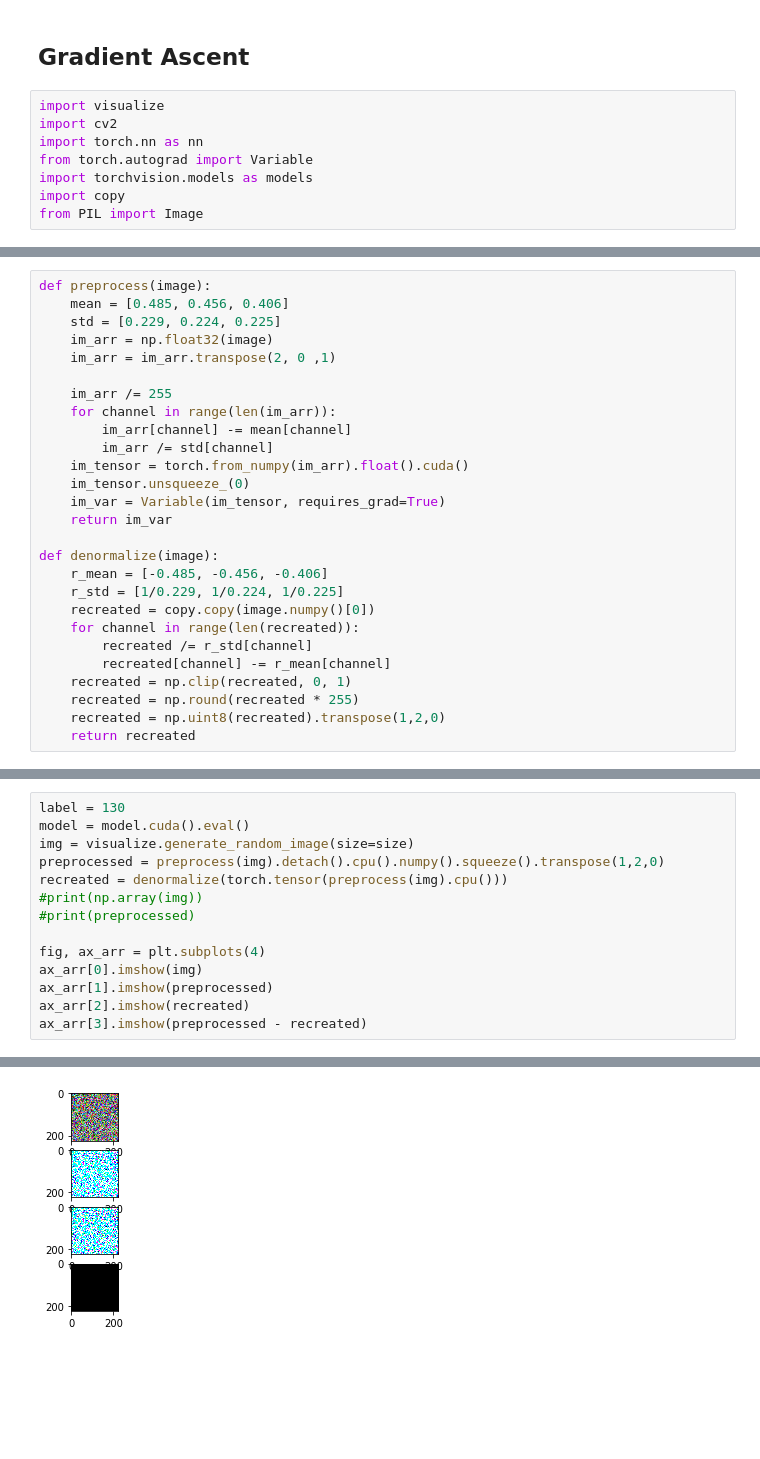
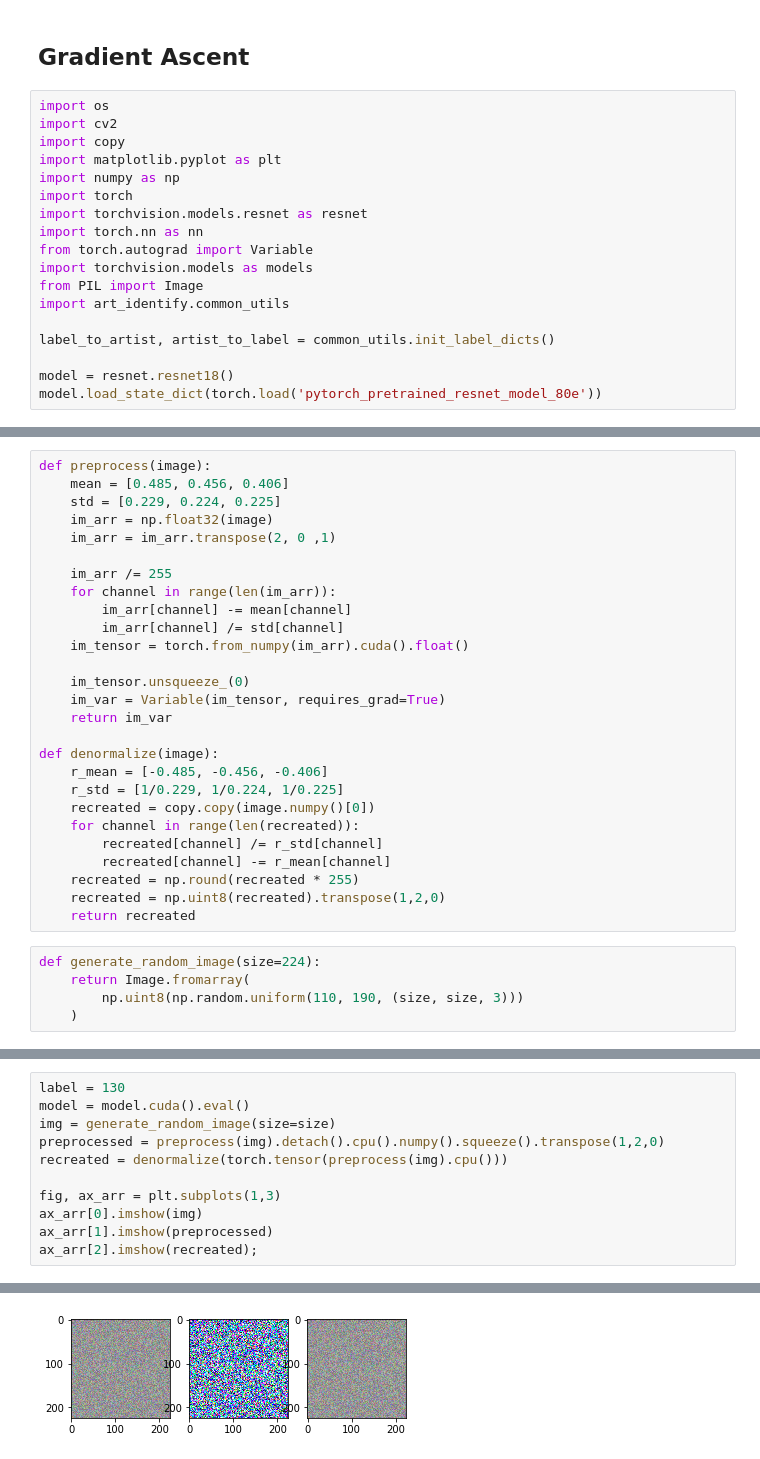
Before and after one commit to colemandsmith/artist-identification, a Jupyter notebook: notebooks/Visualizing the neurons.ipynb, the cells around one changed output, grey strips where cells are left out. Cells and saved outputs as stored; diff of their text form; blank space fills up the shorter version.

```diff
--- a/notebooks/Visualizing the neurons.ipynb
+++ b/notebooks/Visualizing the neurons.ipynb
@@ -39,10 +38,20 @@ Conv2d(512, 512, kernel_size=(3, 3), stride=(1, 1), padding=(1, 1), bias=False)
 # %% [markdown]
 ## Gradient Ascent
 # %%
-import visualize
+import os
 import cv2
+import copy
+import matplotlib.pyplot as plt
+import numpy as np
+import torch
+import torchvision.models.resnet as resnet
 import torch.nn as nn
 from torch.autograd import Variable
 import torchvision.models as models
-import copy
 from PIL import Image
+import art_identify.common_utils
+
+label_to_artist, artist_to_label = common_utils.init_label_dicts()
+
+model = resnet.resnet18()
+model.load_state_dict(torch.load('pytorch_pretrained_resnet_model_80e'))
@@ -59,8 +67,9 @@ def preprocess(image):
     im_arr /= 255
     for channel in range(len(im_arr)):
         im_arr[channel] -= mean[channel]
-        im_arr /= std[channel]
-    im_tensor = torch.from_numpy(im_arr).float().cuda()
+        im_arr[channel] /= std[channel]
+    im_tensor = torch.from_numpy(im_arr).cuda().float()
+
     im_tensor.unsqueeze_(0)
     im_var = Variable(im_tensor, requires_grad=True)
     return im_var
@@ -70,11 +79,15 @@ def denormalize(image):
     r_std = [1/0.229, 1/0.224, 1/0.225]
     recreated = copy.copy(image.numpy()[0])
     for channel in range(len(recreated)):
-        recreated /= r_std[channel]
+        recreated[channel] /= r_std[channel]
         recreated[channel] -= r_mean[channel]
-    recreated = np.clip(recreated, 0, 1)
     recreated = np.round(recreated * 255)
     recreated = np.uint8(recreated).transpose(1,2,0)
     return recreated
+# %%
+def generate_random_image(size=224):
+    return Image.fromarray(
+        np.uint8(np.random.uniform(110, 190, (size, size, 3)))
+    )
 # %%
 artist = 'Pablo Picasso'
@@ -87,16 +99,13 @@ label = artist_to_label[artist]
 # %%
 label = 130
 model = model.cuda().eval()
-img = visualize.generate_random_image(size=size)
+img = generate_random_image(size=size)
 preprocessed = preprocess(img).detach().cpu().numpy().squeeze().transpose(1,2,0)
 recreated = denormalize(torch.tensor(preprocess(img).cpu()))
-#print(np.array(img))
-#print(preprocessed)
 
-fig, ax_arr = plt.subplots(4)
+fig, ax_arr = plt.subplots(1,3)
 ax_arr[0].imshow(img)
 ax_arr[1].imshow(preprocessed)
-ax_arr[2].imshow(recreated)
-ax_arr[3].imshow(preprocessed - recreated)
+ax_arr[2].imshow(recreated);
 # %% [output]
 Clipping input data to the valid range for imshow with RGB data ([0..1] for floats or [0..255] for integers).
@@ -105,2 +112,2 @@ Clipping input data to the valid range for imshow with RGB data ([0..1] for floa
-[figure, old version]
+[figure, new version]
 # %%
```
Also changed, not shown: parts of 11 cells of this notebook, 13 other files.
